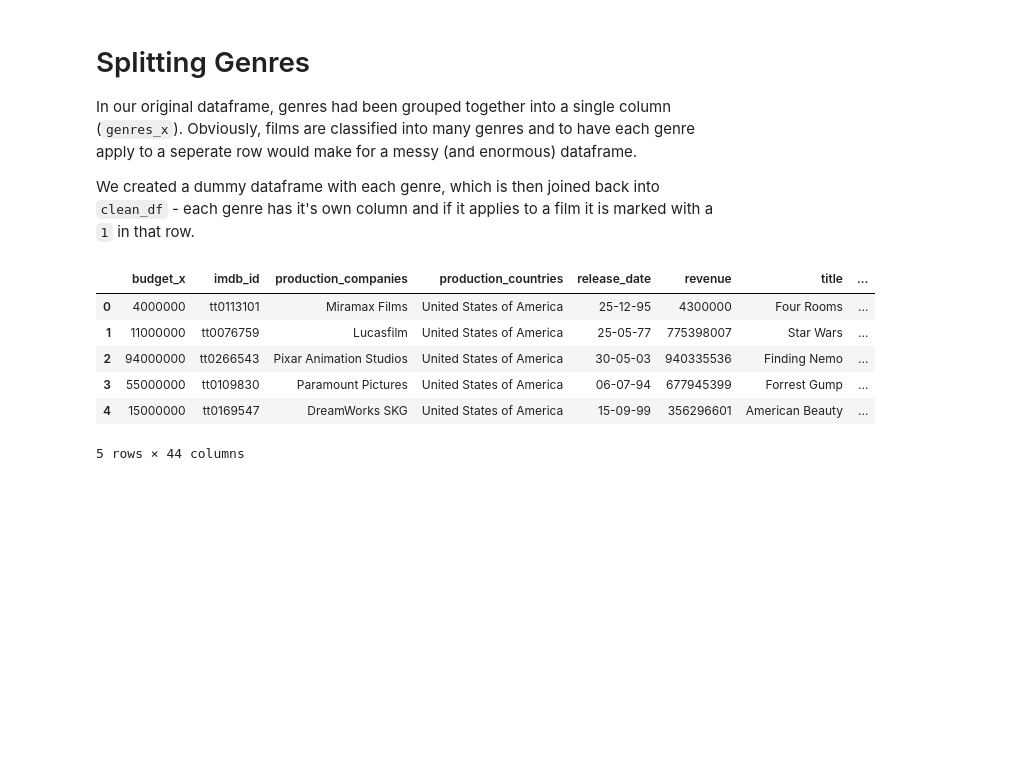
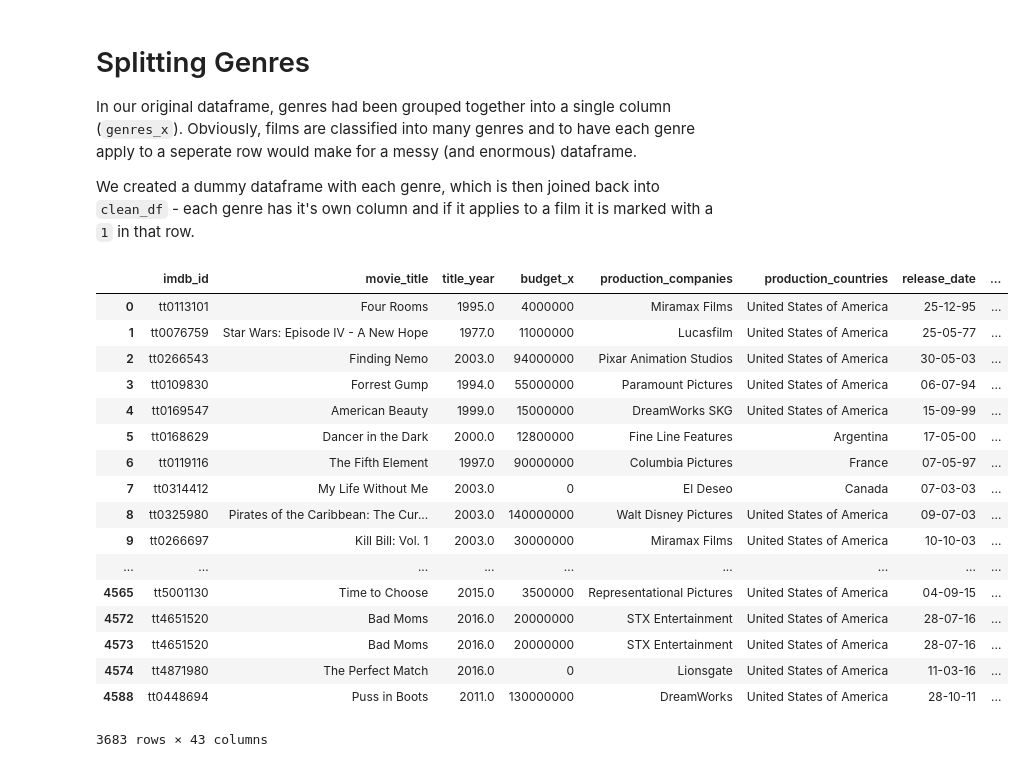
Before and after one commit to arianaroz/data-science-project-2019, a Jupyter notebook: project_working.ipynb, the cells around one changed output. Drawn from its saved outputs; the diff is of its cells as text; code cells hidden in the pictures; blank space fills up the shorter version.

```diff
--- a/project_working.ipynb
+++ b/project_working.ipynb
@@ -152,7 +152,7 @@ new_df.head()
 
 There are a number of columns in our merged dataframe that will not provide anything of use in our analysis so they will be dropped.
 # %%
-new_df= new_df.drop(['id','original_language', 'popularity', 'vote_count', 'color', 'num_critic_for_reviews', 'duration'
+new_df= new_df.drop(['id', 'title','original_language', 'popularity', 'vote_count', 'color', 'num_critic_for_reviews', 'duration'
                              , 'num_voted_users', 'cast_total_facebook_likes', 'facenumber_in_poster', 'plot_keywords',
                              'movie_imdb_link', 'num_user_for_reviews', 'content_rating', 'aspect_ratio', 'original_title' ], axis=1)
 # %%
@@ -173,3 +183,13 @@ new_df.shape
+# %%
+#Reordering columns for easy reading
+sequence = ['imdb_id', 'movie_title','title_year','budget_x', 'genres_x',  'production_companies',
+       'production_countries', 'release_date', 'revenue',
+       'vote_average', 'director_name', 'director_facebook_likes',
+       'actor_3_facebook_likes', 'actor_2_name', 'actor_1_facebook_likes',
+       'gross', 'genres_y', 'actor_1_name',  'actor_3_name',
+       'language', 'country', 'budget_y',
+       'actor_2_facebook_likes', 'imdb_score', 'movie_facebook_likes']
+new_df = new_df.reindex(columns=sequence)
 # %%
 new_df.head()
 # %% [output]
@@ -218,15 +238,26 @@ We created a dummy dataframe with each genre, which is then joined back into `cl
 #Creating a dummy dataframe for genres and joining it back into our original dataframe
 clean_df = clean_df.join(clean_df.pop('genres_x').str.get_dummies('|'))
 # %%
-clean_df.head()
+clean_df
 # %% [output]
-|  | budget_x | imdb_id | production_companies | production_countries | release_date | revenue | title | ... |
-| 0 | 4000000 | tt0113101 | Miramax Films | United States of America | 25-12-95 | 4300000 | Four Rooms | ... |
-| 1 | 11000000 | tt0076759 | Lucasfilm | United States of America | 25-05-77 | 775398007 | Star Wars | ... |
-| 2 | 94000000 | tt0266543 | Pixar Animation Studios | United States of America | 30-05-03 | 940335536 | Finding Nemo | ... |
-| 3 | 55000000 | tt0109830 | Paramount Pictures | United States of America | 06-07-94 | 677945399 | Forrest Gump | ... |
-| 4 | 15000000 | tt0169547 | DreamWorks SKG | United States of America | 15-09-99 | 356296601 | American Beauty | ... |
+|  | imdb_id | movie_title | title_year | budget_x | production_companies | production_countries | release_date | ... |
+| 0 | tt0113101 | Four Rooms | 1995.0 | 4000000 | Miramax Films | United States of America | 25-12-95 | ... |
+| 1 | tt0076759 | Star Wars: Episode IV - A New Hope | 1977.0 | 11000000 | Lucasfilm | United States of America | 25-05-77 | ... |
+| 2 | tt0266543 | Finding Nemo | 2003.0 | 94000000 | Pixar Animation Studios | United States of America | 30-05-03 | ... |
+| 3 | tt0109830 | Forrest Gump | 1994.0 | 55000000 | Paramount Pictures | United States of America | 06-07-94 | ... |
+| 4 | tt0169547 | American Beauty | 1999.0 | 15000000 | DreamWorks SKG | United States of America | 15-09-99 | ... |
+| 5 | tt0168629 | Dancer in the Dark | 2000.0 | 12800000 | Fine Line Features | Argentina | 17-05-00 | ... |
+| 6 | tt0119116 | The Fifth Element | 1997.0 | 90000000 | Columbia Pictures | France | 07-05-97 | ... |
+| 7 | tt0314412 | My Life Without Me | 2003.0 | 0 | El Deseo | Canada | 07-03-03 | ... |
+| 8 | tt0325980 | Pirates of the Caribbean: The Cur... | 2003.0 | 140000000 | Walt Disney Pictures | United States of America | 09-07-03 | ... |
+| 9 | tt0266697 | Kill Bill: Vol. 1 | 2003.0 | 30000000 | Miramax Films | United States of America | 10-10-03 | ... |
+| ... | ... | ... | ... | ... | ... | ... | ... | ... |
+| 4565 | tt5001130 | Time to Choose | 2015.0 | 3500000 | Representational Pictures | United States of America | 04-09-15 | ... |
+| 4572 | tt4651520 | Bad Moms | 2016.0 | 20000000 | STX Entertainment | United States of America | 28-07-16 | ... |
+| 4573 | tt4651520 | Bad Moms | 2016.0 | 20000000 | STX Entertainment | United States of America | 28-07-16 | ... |
+| 4574 | tt4871980 | The Perfect Match | 2016.0 | 0 | Lionsgate | United States of America | 11-03-16 | ... |
+| 4588 | tt0448694 | Puss in Boots | 2011.0 | 130000000 | DreamWorks | United States of America | 28-10-11 | ... |
-5 rows × 44 columns
+3683 rows × 43 columns
 # %%
 # Create a wordcloud to display most common Production Companies
 from wordcloud import WordCloud
```
Also changed, not shown: parts of 8 cells of this notebook.
